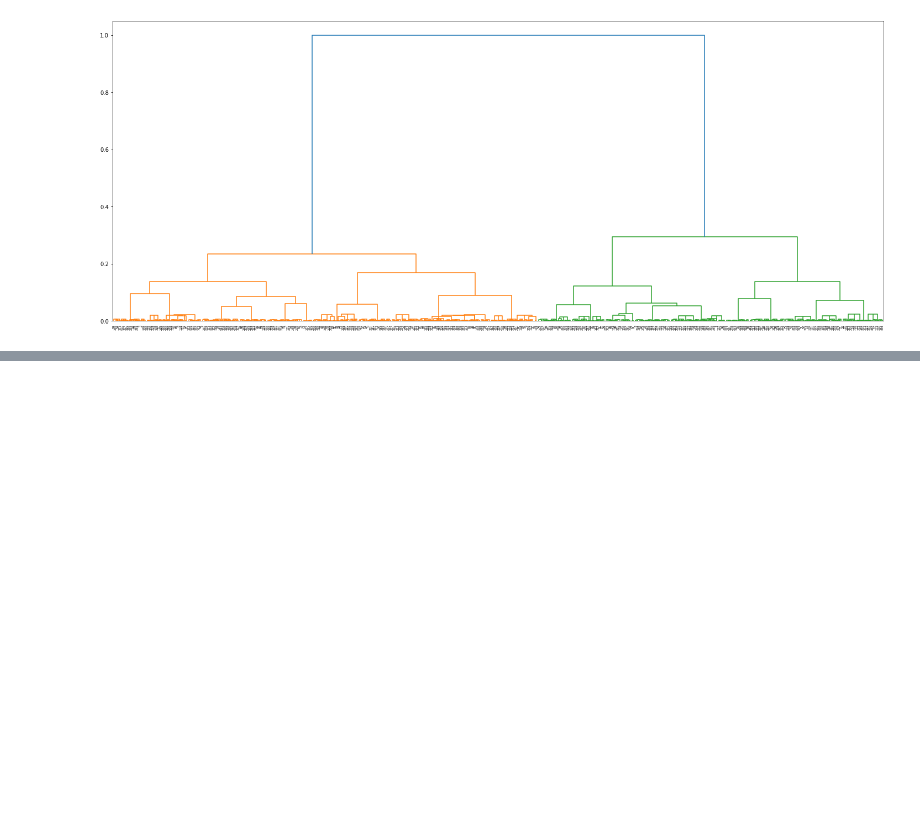
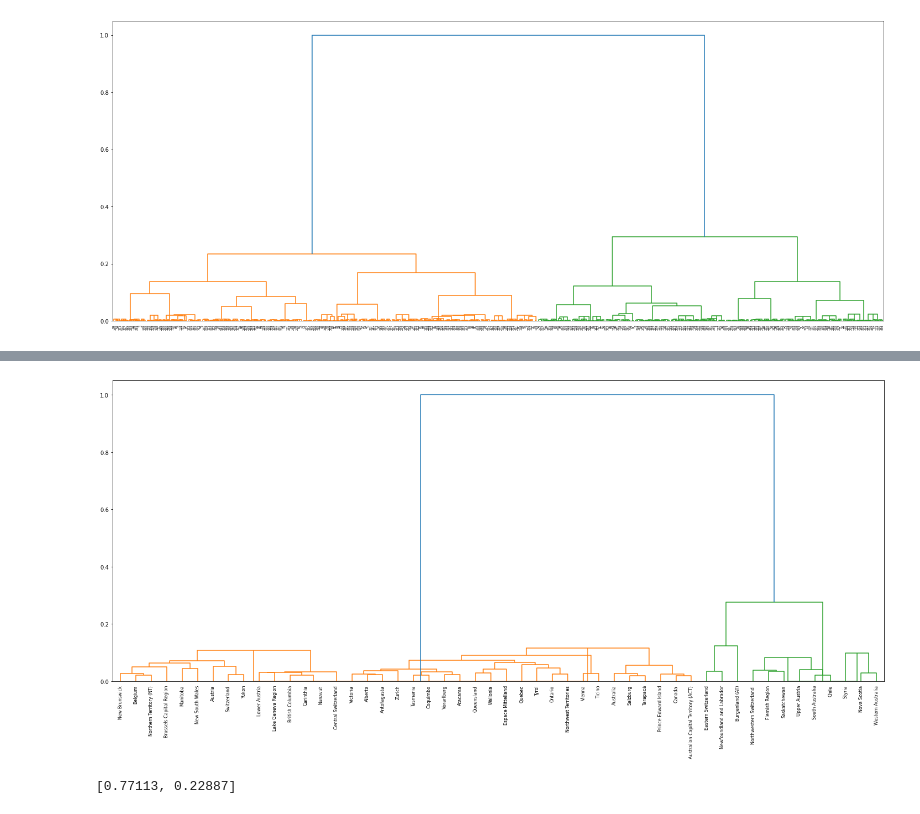
Before and after one commit to PrayashJoshi/USA-States-Sustainability-FuzzyEnsemble, a Jupyter notebook: src/model/dummy_dendrogram/dendrogram_model.ipynb, the cells around one changed output, grey strips where cells are left out. Saved outputs shown, nothing was run; the diff lists cells and outputs as text; code cells hidden in the pictures; blank space fills up the shorter version.

```diff
--- a/src/model/dummy_dendrogram/dendrogram_model.ipynb
+++ b/src/model/dummy_dendrogram/dendrogram_model.ipynb
@@ -518,0 +794,6 @@ plt.show()
+# %%
+fig = plt.figure(figsize=(25, 10))
+row_dendr = dendrogram(fuzzy_linkage, labels=fuzzy_indices)
+plt.show()
+# %% [output]
+[figure, added]
@@ -518,0 +817,5 @@ plt.show()
+# %%
+w = ewm(normalized_df)
+list(w['weight'])
+# %% [output]
+[0.77113, 0.22887]
```
Also changed, not shown: parts of 11 cells of this notebook.
